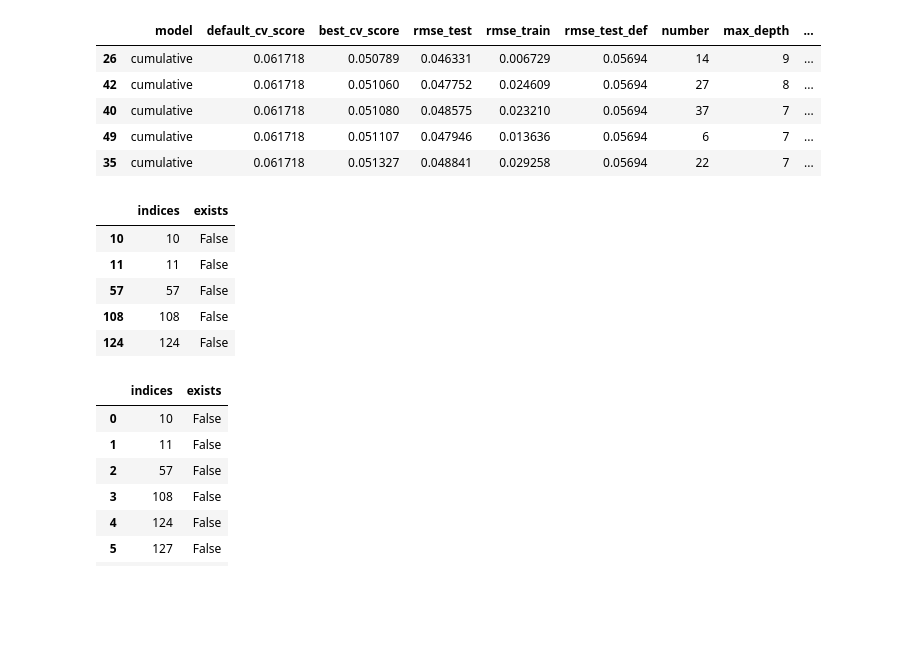
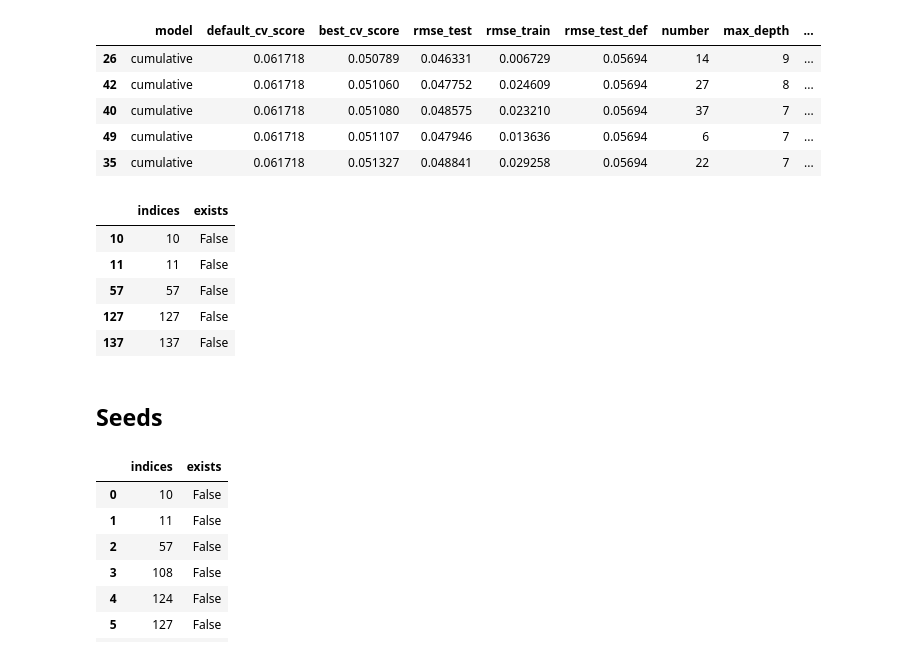
Before and after one commit to nt409/quant-res-doses, a Jupyter notebook: notebooks/121_rough_xgb.ipynb, the cells around one changed output. Saved outputs shown, nothing was run; the diff lists cells and outputs as text; code cells hidden in the pictures; blank space fills up the shorter version.

```diff
--- a/notebooks/121_rough_xgb.ipynb
+++ b/notebooks/121_rough_xgb.ipynb
@@ -104,7 +104,7 @@ hyper = (
 )
 # %%
 scores = (
-    pd.read_csv("../files.csv")
+    pd.read_csv("../filess.csv")
     .sort_values('value')
     # .set_index('value')
 )
@@ -125,11 +125,11 @@ s = save_missing_indices(scores, 'scores_all')
 h = save_missing_indices(hyper, 'hyperparameters_all')
 # %%
 todo = pd.concat([s, h]).drop_duplicates()
-todo.head()
+todo
 # %% [output]
 |  | indices | exists |
 | 10 | 10 | False |
 | 11 | 11 | False |
 | 57 | 57 | False |
-| 108 | 108 | False |
-| 124 | 124 | False |
+| 127 | 127 | False |
+| 137 | 137 | False |
@@ -136,3 +138,5 @@ todo.head()
+# %% [markdown]
+## Seeds
 # %%
 seeds = pd.read_csv(f'../outputs/todo/all.csv')
 SEED = int(seeds.iloc[0].indices)
```
Also changed, not shown: parts of 2 cells of this notebook, 3 other files.
